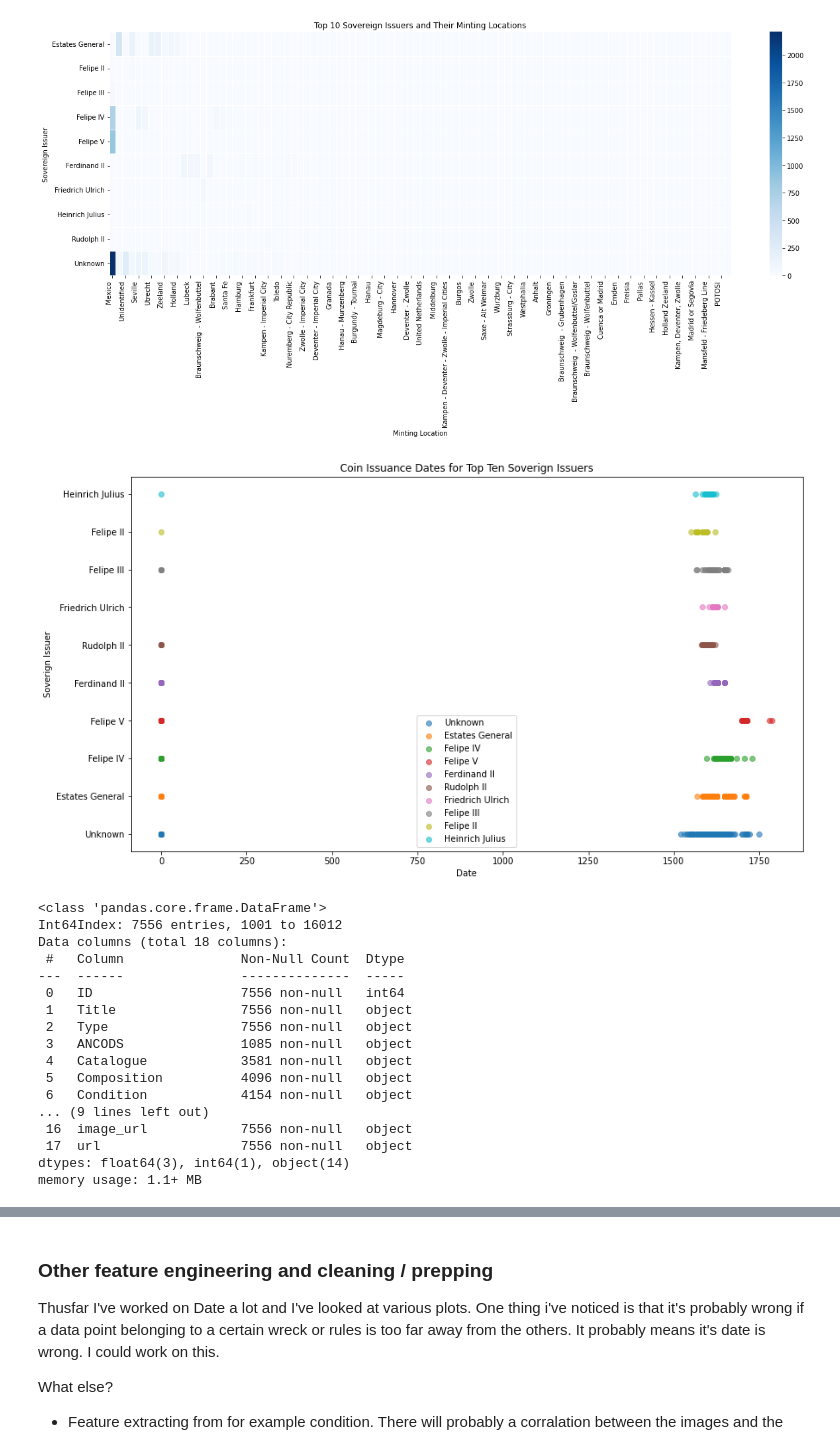
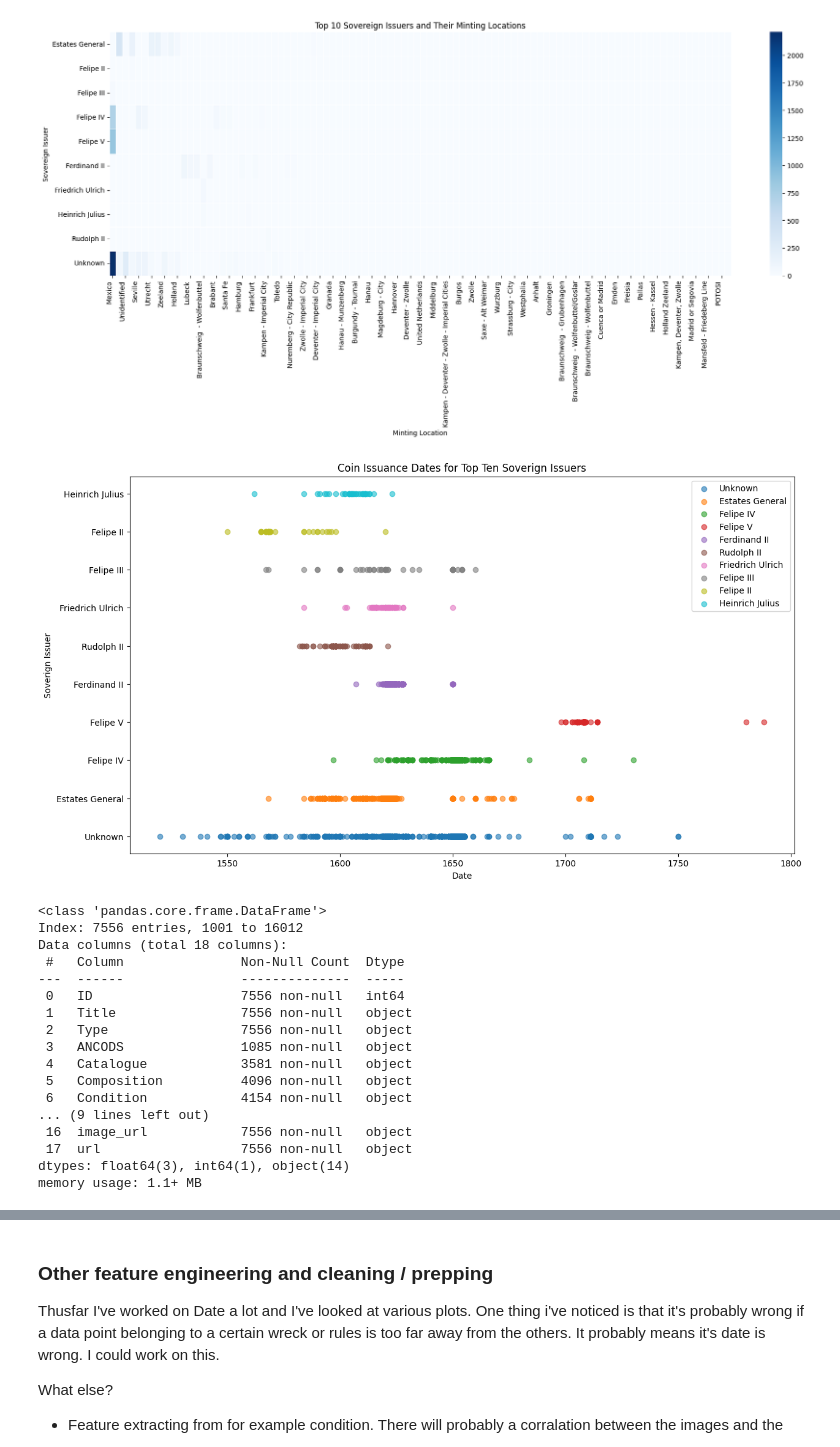
Before and after one commit to BramKreuger/WA-museum, a Jupyter notebook: WA_base_code.ipynb, the cells around one changed output, grey strips where cells are left out. Cells and saved outputs as stored; diff of their text form; code cells hidden in the pictures.

```diff
--- a/WA_base_code.ipynb
+++ b/WA_base_code.ipynb
@@ -5,7 +5,7 @@ import pandas as pd
 import matplotlib.pyplot as plt
 import csv
 # %%
-mydata= pd.read_csv("C:\\Users\\sheep\\OneDrive\\Documents\\GitHub\\WAMuseum\\numismatics_0.csv")
+mydata= pd.read_csv(".\\numismatics_0.csv")
 old_size = mydata.size
 # %%
 # Keep only the datapoints where there are images available
@@ -184,9 +184,12 @@ if(False):
     # Fill in the missing dates in the original dataset
     mydata.loc[mydata['Date'] == 0, 'Date'] = predicted_dates
 # %%
-# Assuming 'Date' column is in a proper numeric format
+# Remove entries where 'Date' is 0
+mydata_filtered = mydata[mydata['Date'] != 0]
+
+# Plotting a histogram for 'Date'
 plt.figure(figsize=(10, 6))
-plt.hist(mydata['Date'], bins=30, edgecolor='black')
+plt.hist(mydata_filtered['Date'], bins=30, edgecolor='black')
 plt.xlabel('Year')
 plt.ylabel('Number of Coins')
 plt.title('Distribution of Coins Over Time')
@@ -321,30 +324,30 @@ plt.show()
 [figure]
 # %%
 # Identify the top ten sovereign issuers
-top_issuers = mydata['Soverign_Issuer'].value_counts().head(10).index
+top_issuers = mydata_filtered['Soverign_Issuer'].value_counts().head(10).index
 
 # Filter the dataset for only the top ten issuers
-top_issuers_data = mydata[mydata['Soverign_Issuer'].isin(top_issuers)]
+top_issuers_data = mydata_filtered[mydata_filtered['Soverign_Issuer'].isin(top_issuers)]
 
 # Create a scatter plot
 plt.figure(figsize=(14, 8))
 for issuer in top_issuers:
     # Select data for this issuer
     issuer_data = top_issuers_data[top_issuers_data['Soverign_Issuer'] == issuer]
     plt.scatter(issuer_data['Date'], issuer_data['Soverign_Issuer'], label=issuer, alpha=0.6)
 
 plt.xlabel('Date')
 plt.ylabel('Soverign Issuer')
 plt.title('Coin Issuance Dates for Top Ten Soverign Issuers')
 plt.legend()
 plt.show()
 # %% [output]
-[figure, old version]
+[figure, new version]
 # %%
 mydata.info()
 # %% [output]
 <class 'pandas.core.frame.DataFrame'>
-Int64Index: 7556 entries, 1001 to 16012
+Index: 7556 entries, 1001 to 16012
 Data columns (total 18 columns):
  #   Column               Non-Null Count  Dtype
 ---  ------               --------------  -----
```
Also changed, not shown: parts of 10 cells of this notebook.
